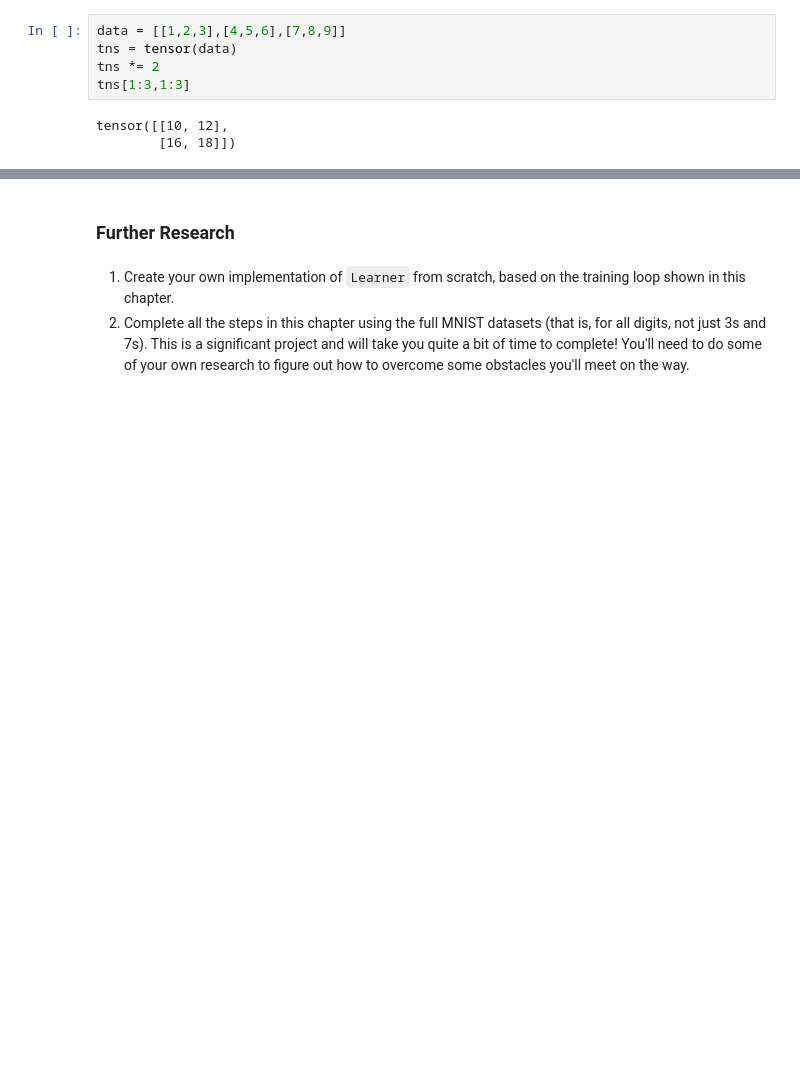
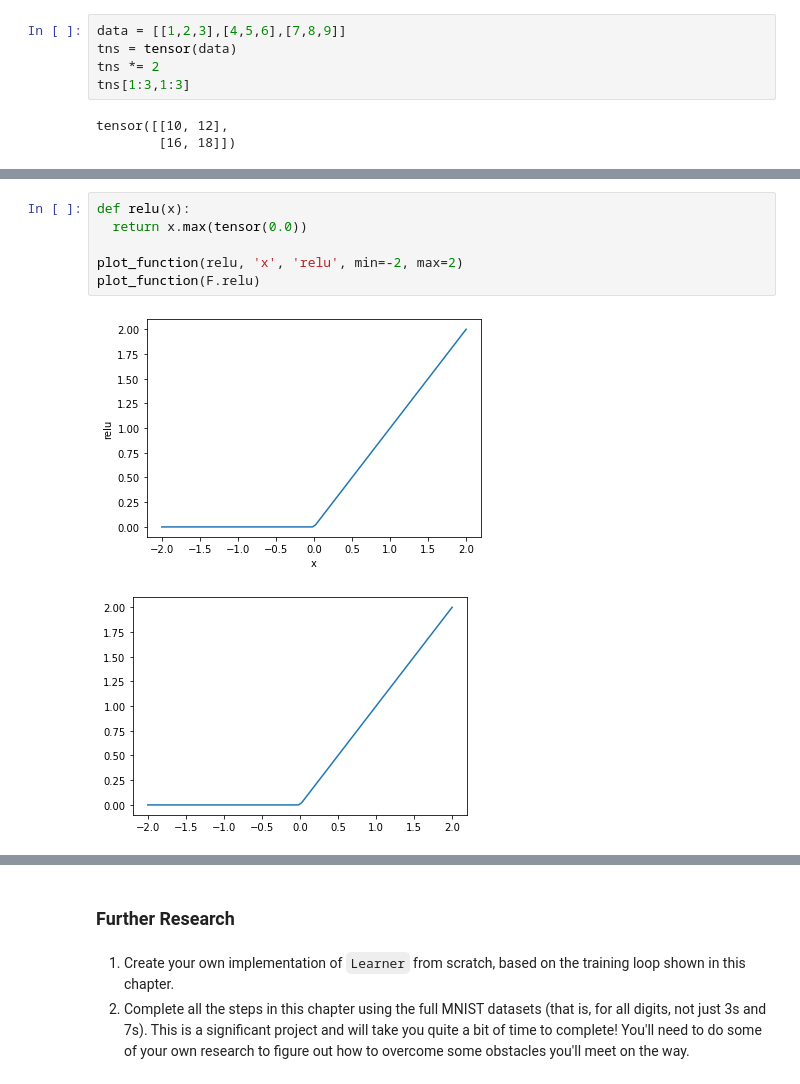
Before and after one commit to aspeers/fastbook, a Jupyter notebook: personal/04_mnist_basics.ipynb, the cells around one changed output, grey strips where cells are left out. Drawn from its saved outputs; the diff is of its cells as text; blank space fills up the shorter version.

```diff
--- a/personal/04_mnist_basics.ipynb
+++ b/personal/04_mnist_basics.ipynb
@@ -823,0 +1030,9 @@ init──►predict◄──────────────────ste
+# %%
+def relu(x):
+  return x.max(tensor(0.0))
+
+plot_function(relu, 'x', 'relu', min=-2, max=2)
+plot_function(F.relu)
+# %% [output]
+[figure, added]
+[figure, added]
```
Also changed, not shown: parts of 56 cells of this notebook.
